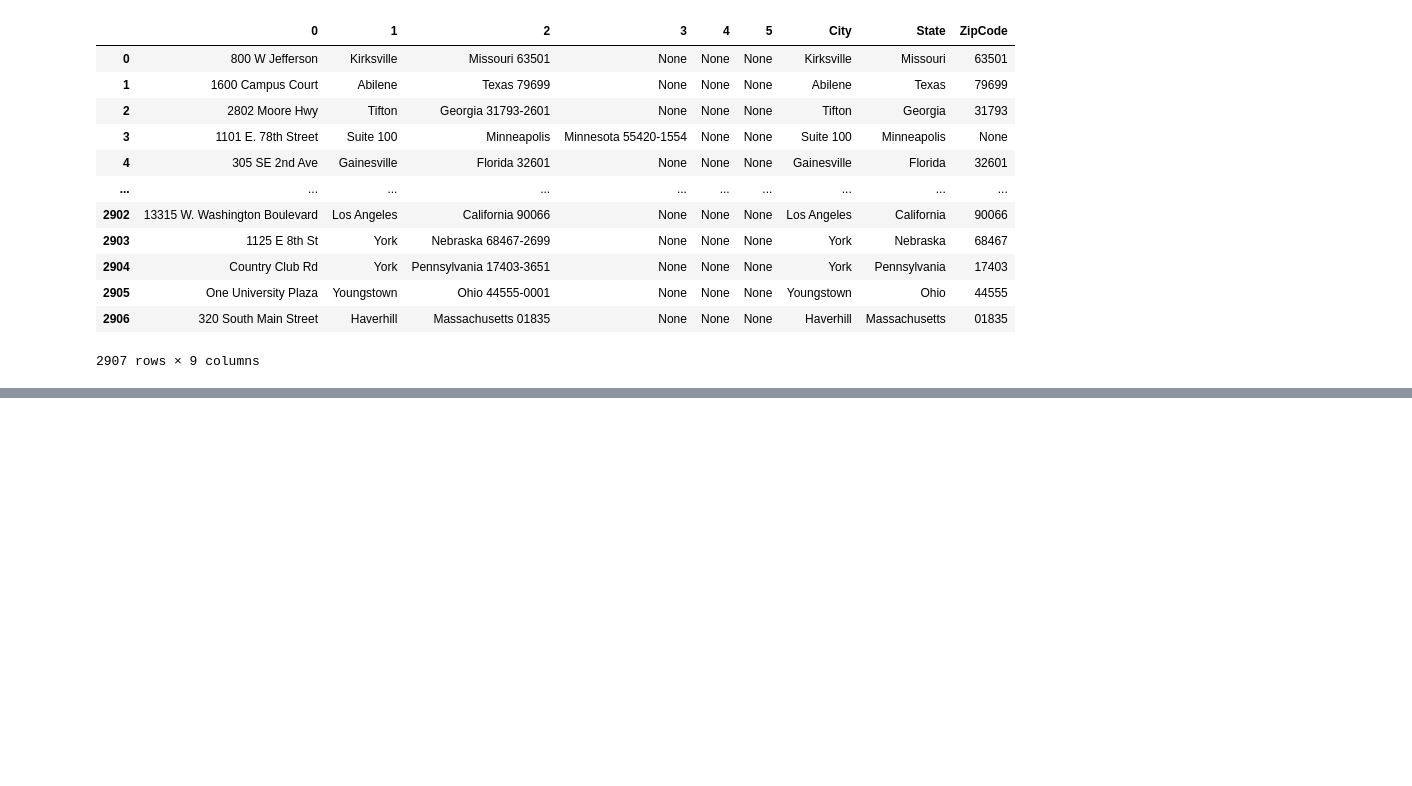
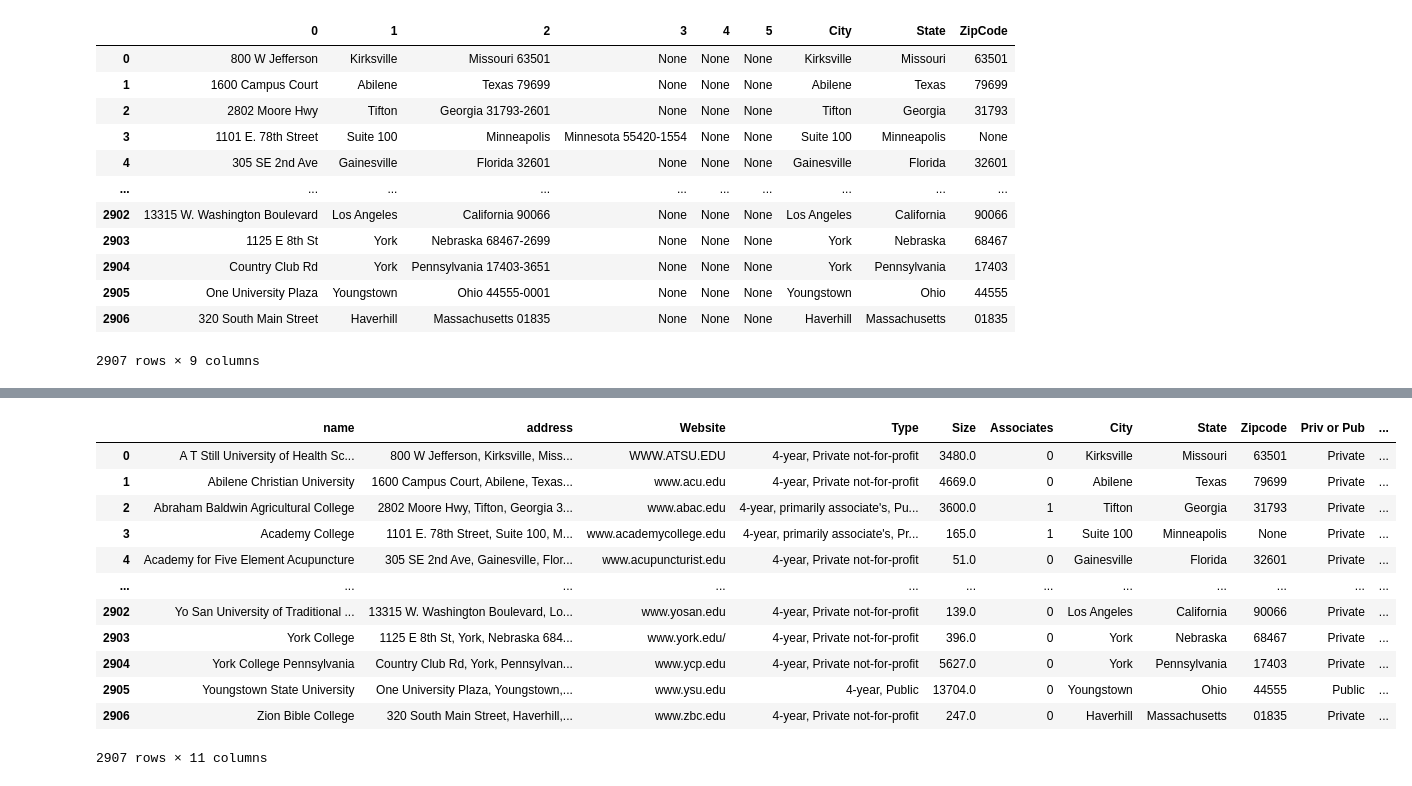
Before and after one commit to belisariomontesinos/INTRO-TO-DATA-ANALYSIS, a Jupyter notebook: Uni.ipynb, the cells around one changed output, grey strips where cells are left out. Drawn from its saved outputs; the diff is of its cells as text; code cells hidden in the pictures; blank space fills up the shorter version.

```diff
--- a/Uni.ipynb
+++ b/Uni.ipynb
@@ -267,0 +339,5 @@ addy
+# %%
+pub = uni['Type']
+pub = pub.str.strip()
+pub = pub.str.split(',', expand=True)
+pub
@@ -267,0 +358,14 @@ addy
+# %%
+public = []
+private = []
+
+for i in pub[1]:
+    if 'Public' in i:
+        public.append('Public')
+    elif 'Public' not in i:
+        public.append('Private')
+    else:
+        public.append('Private')
+# %%
+uni['Priv or Pub'] = public
+uni
@@ -267,0 +386,27 @@ addy
+# %%
+notfor = []
+
+for i in pub[1]:
+    if 'not' in i:
+        notfor.append('not-for-profit')
+    elif 'private' not in i:
+        notfor.append('public')
+    else:
+        notfor.append('for-profit')
+# %%
+uni['for-profit or not-for-profit'] = notfor
+uni
+# %% [output]
+|  | name | address | Website | Type | Size | Associates | City | State | Zipcode | Priv or Pub | ... |
+| 0 | A T Still University of Health Sc... | 800 W Jefferson, Kirksville, Miss... | WWW.ATSU.EDU | 4-year, Private not-for-profit | 3480.0 | 0 | Kirksville | Missouri | 63501 | Private | ... |
+| 1 | Abilene Christian University | 1600 Campus Court, Abilene, Texas... | www.acu.edu | 4-year, Private not-for-profit | 4669.0 | 0 | Abilene | Texas | 79699 | Private | ... |
+| 2 | Abraham Baldwin Agricultural College | 2802 Moore Hwy, Tifton, Georgia 3... | www.abac.edu | 4-year, primarily associate's, Pu... | 3600.0 | 1 | Tifton | Georgia | 31793 | Private | ... |
+| 3 | Academy College | 1101 E. 78th Street, Suite 100, M... | www.academycollege.edu | 4-year, primarily associate's, Pr... | 165.0 | 1 | Suite 100 | Minneapolis | None | Private | ... |
+| 4 | Academy for Five Element Acupuncture | 305 SE 2nd Ave, Gainesville, Flor... | www.acupuncturist.edu | 4-year, Private not-for-profit | 51.0 | 0 | Gainesville | Florida | 32601 | Private | ... |
+| ... | ... | ... | ... | ... | ... | ... | ... | ... | ... | ... | ... |
+| 2902 | Yo San University of Traditional ... | 13315 W. Washington Boulevard, Lo... | www.yosan.edu | 4-year, Private not-for-profit | 139.0 | 0 | Los Angeles | California | 90066 | Private | ... |
+| 2903 | York College | 1125 E 8th St, York, Nebraska 684... | www.york.edu/ | 4-year, Private not-for-profit | 396.0 | 0 | York | Nebraska | 68467 | Private | ... |
+| 2904 | York College Pennsylvania | Country Club Rd, York, Pennsylvan... | www.ycp.edu | 4-year, Private not-for-profit | 5627.0 | 0 | York | Pennsylvania | 17403 | Private | ... |
+| 2905 | Youngstown State University | One University Plaza, Youngstown,... | www.ysu.edu | 4-year, Public | 13704.0 | 0 | Youngstown | Ohio | 44555 | Public | ... |
+| 2906 | Zion Bible College | 320 South Main Street, Haverhill,... | www.zbc.edu | 4-year, Private not-for-profit | 247.0 | 0 | Haverhill | Massachusetts | 01835 | Private | ... |
+2907 rows × 11 columns
```
Also changed, not shown: parts of 20 cells of this notebook.
